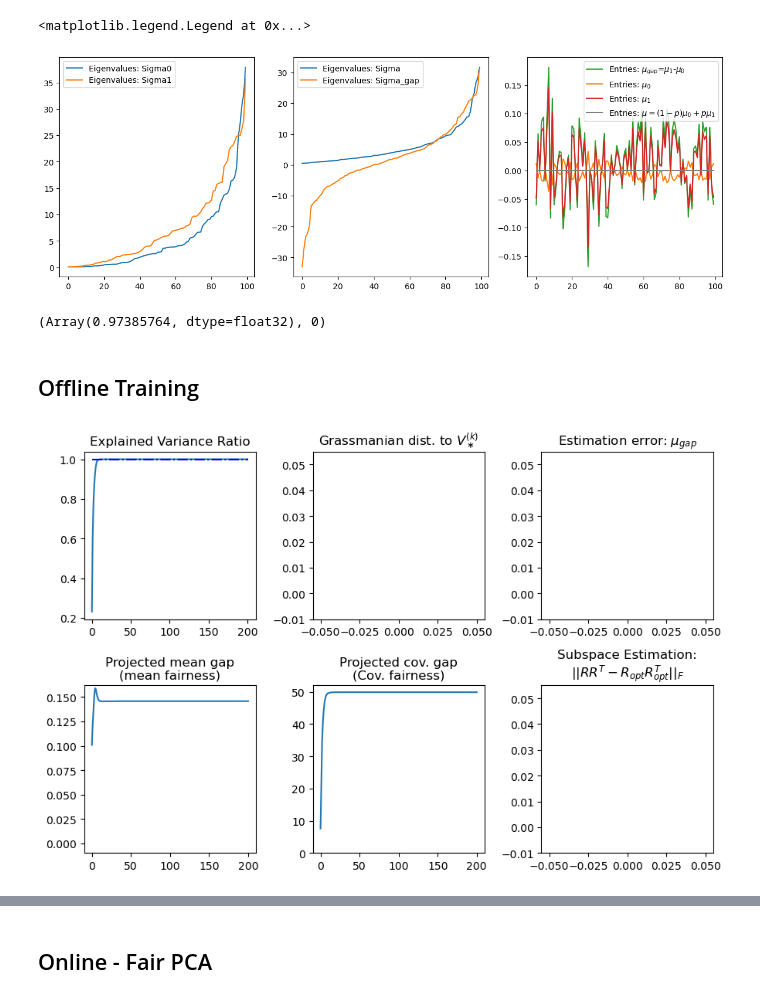
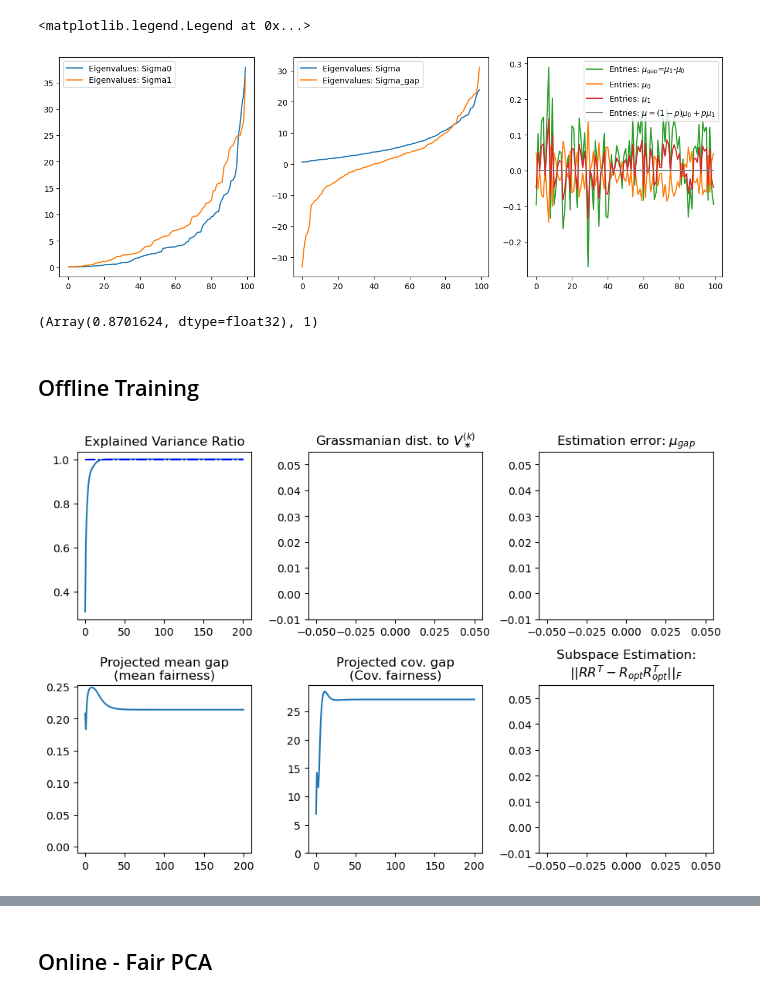
Before and after one commit to HanseulJo/fair-streaming-pca, a Jupyter notebook: FairPCA.ipynb, the cells around one changed output, grey strips where cells are left out. Drawn from its saved outputs; the diff is of its cells as text; code cells hidden in the pictures.

```diff
--- a/FairPCA.ipynb
+++ b/FairPCA.ipynb
@@ -6,7 +6,7 @@ from jax import random
 
 Algo = StreamingFairBlockPCA(
     data_dim=100,
-    probability=0.2,
+    probability=0.5,
     nullity=0,  # nullity of Sigma_gap
     seed=0,
     eps=0.1,
@@ -35,31 +35,31 @@ ax[2].plot(Algo.mu, c='gray', label='Entries: $\mu=(1-p)\mu_0 + p\mu_1$')
 ax[2].legend()
 # %% [output]
 <matplotlib.legend.Legend at 0x...>
-[figure, old version]
+[figure, new version]
 # %%
 unfair_pc_score = [(np.linalg.norm(Algo.eigvec_Sigma[:,-i-1] @ Algo.eigvec_Sigma_gap_sq[:,-1:]), i) for i in range(100)]
 max(unfair_pc_score, key=lambda x: x[0])
 # %% [output]
-(Array(0.97385764, dtype=float32), 0)
+(Array(0.8701624, dtype=float32), 1)
 # %% [markdown]
 ## Offline Training
 # %%
 n_iter = 200
 V = Algo.offline_train(
-    target_dim=5,
+    target_dim=3,
     rank=10,
     n_iter=n_iter,
+    n_iter_inner=n_iter,
     lr=1,
-    mode='pm',
+    pca_optimization='pm',
     constraint='vanilla',
     seed=0,
-    tol=0,
     #lr_scheduler=lambda t: 0.99**(t-1)
 )
 fig, axes = Algo.plot_buffer(save=None);  # semicolon
 # Algo.plot_buffer(save=None, fig=fig, axes=axes);
 # fig
 # %% [output]
-[figure, old version]
+[figure, new version]
 # %%
 V = Algo.offline_train(
```
Also changed, not shown: parts of 7 cells of this notebook, 2 other files.
